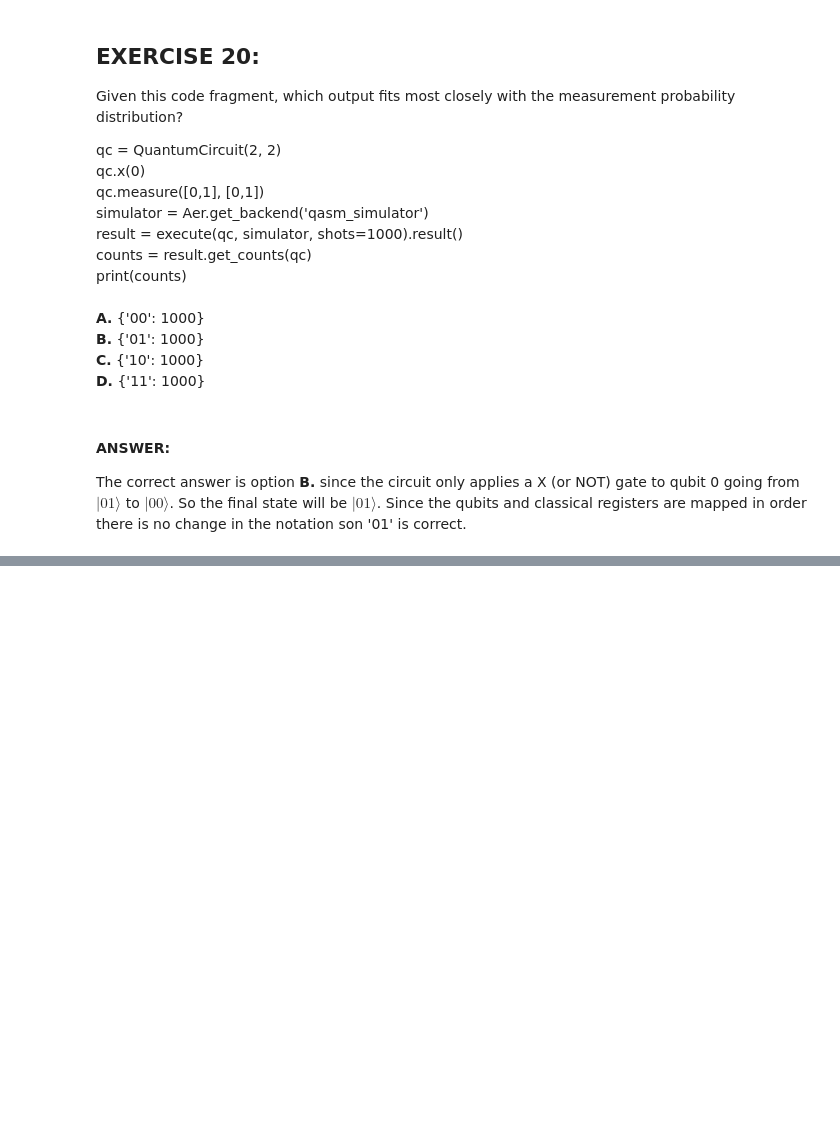
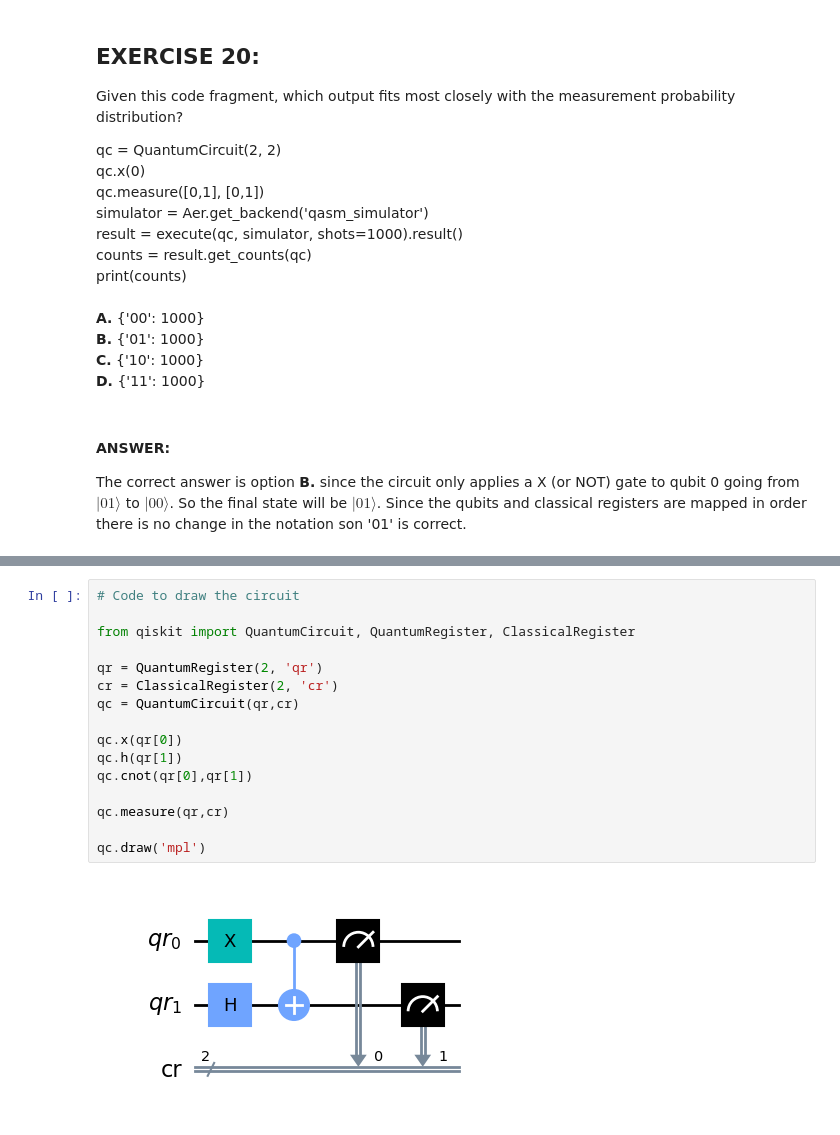
Before and after one commit to VRGQuantumTech/learning_qiskit, a Jupyter notebook: exam_exercices.ipynb, the cells around one changed output, grey strips where cells are left out. Cells and saved outputs as stored; diff of their text form; blank space fills up the shorter version.

```diff
--- a/exam_exercices.ipynb
+++ b/exam_exercices.ipynb
@@ -1266,0 +1277,18 @@ What is the output after executing the following circuit “1000” times?<br>
+# %%
+# Code to draw the circuit
+
+from qiskit import QuantumCircuit, QuantumRegister, ClassicalRegister
+
+qr = QuantumRegister(2, 'qr')
+cr = ClassicalRegister(2, 'cr')
+qc = QuantumCircuit(qr,cr)
+
+qc.x(qr[0])
+qc.h(qr[1])
+qc.cnot(qr[0],qr[1])
+
+qc.measure(qr,cr)
+
+qc.draw('mpl')
+# %% [output]
+[figure, added]
```
Also changed, not shown: parts of 2 cells of this notebook.
